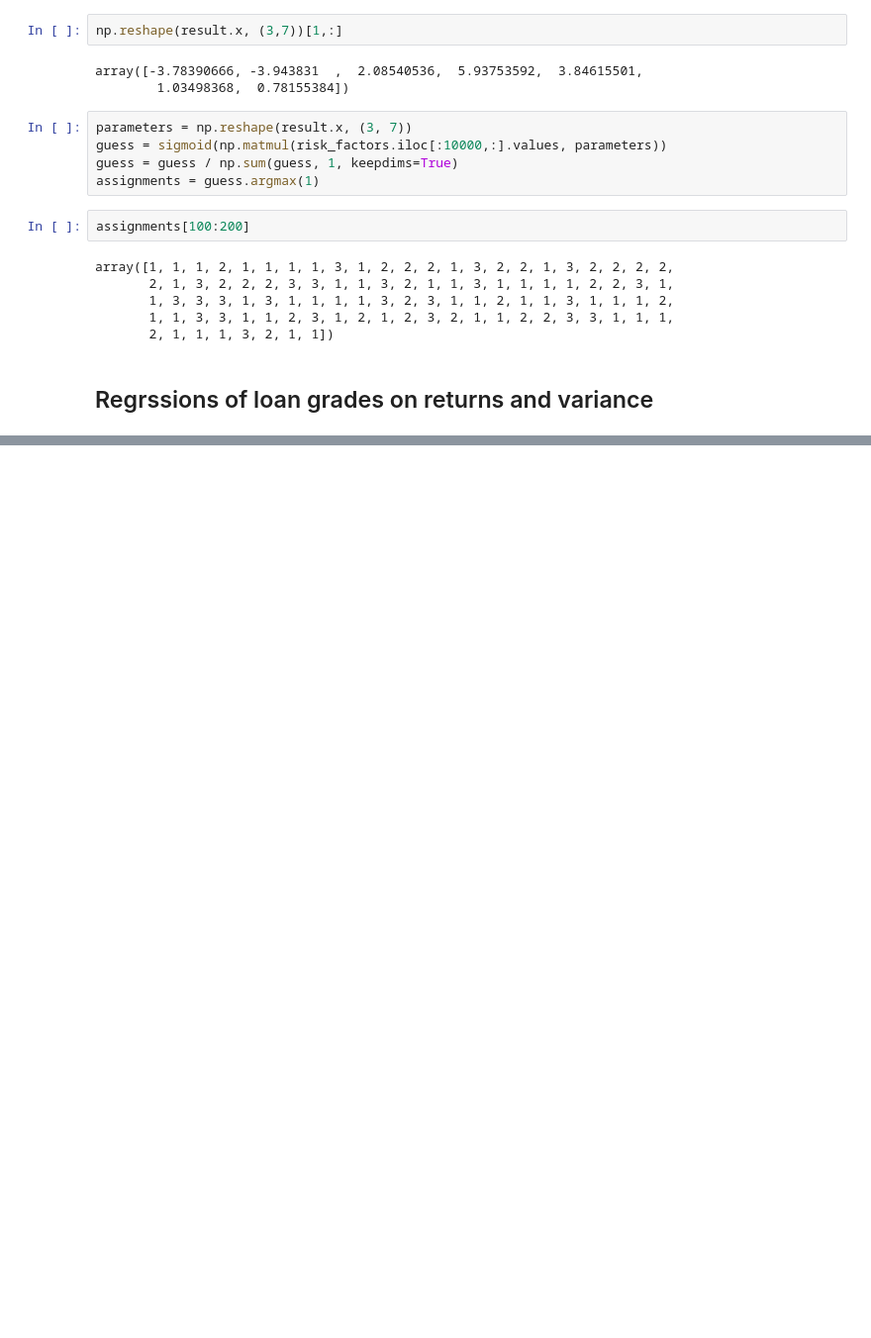
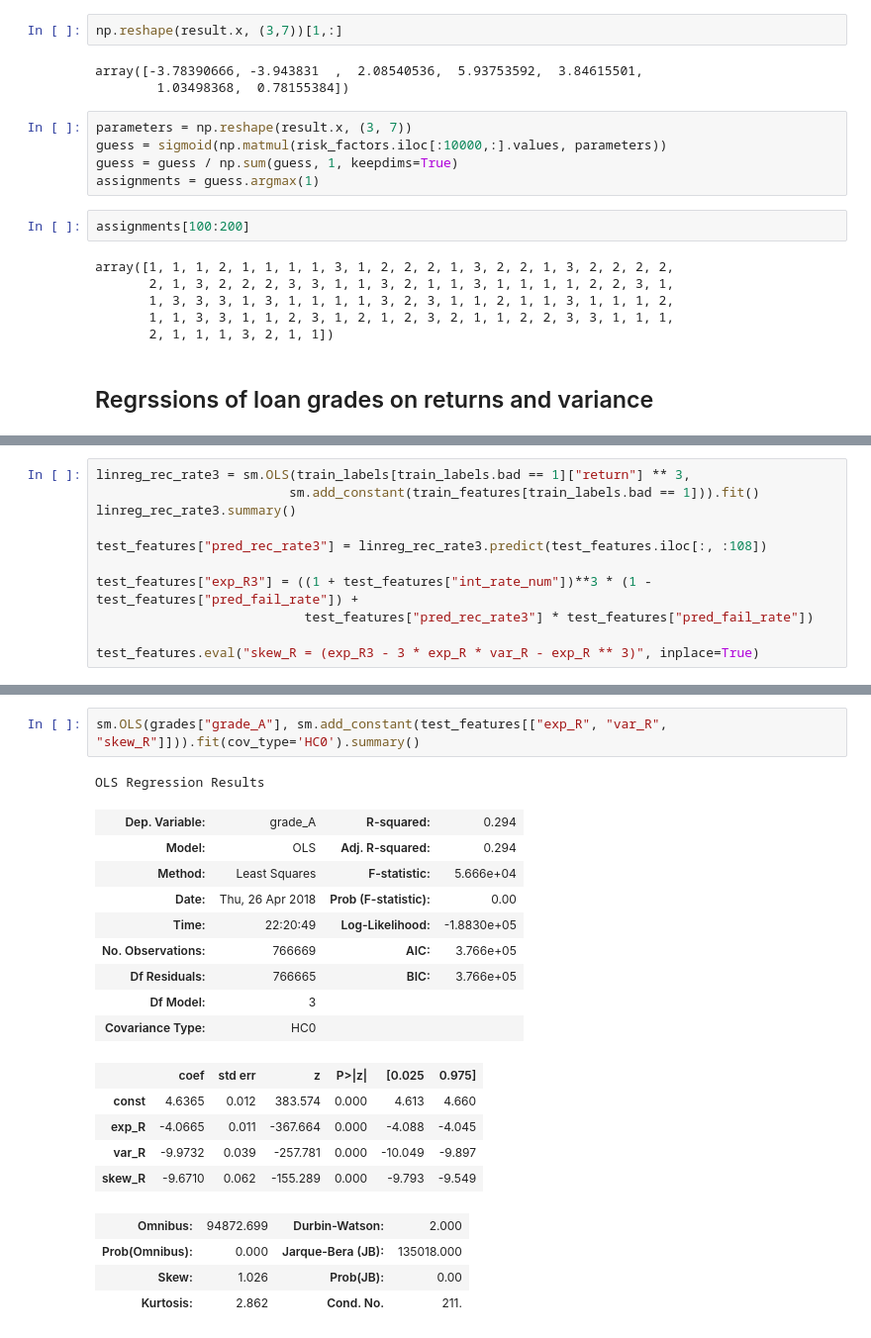
Before and after one commit to arielgoldszmidt/lenders, a Jupyter notebook: project.ipynb, the cells around one changed output, grey strips where cells are left out. Shown at 99% size. Cells and saved outputs as stored; diff of their text form; blank space fills up the shorter version.

```diff
--- a/project.ipynb
+++ b/project.ipynb
@@ -419,0 +406,11 @@ Logit Regression Results
+# %%
+linreg_rec_rate3 = sm.OLS(train_labels[train_labels.bad == 1]["return"] ** 3,
+                         sm.add_constant(train_features[train_labels.bad == 1])).fit()
+linreg_rec_rate3.summary()
+
+test_features["pred_rec_rate3"] = linreg_rec_rate3.predict(test_features.iloc[:, :108])
+
+test_features["exp_R3"] = ((1 + test_features["int_rate_num"])**3 * (1 - test_features["pred_fail_rate"]) +
+                           test_features["pred_rec_rate3"] * test_features["pred_fail_rate"])
+
+test_features.eval("skew_R = (exp_R3 - 3 * exp_R * var_R - exp_R ** 3)", inplace=True)
@@ -419,0 +433,22 @@ Logit Regression Results
+# %%
+sm.OLS(grades["grade_A"], sm.add_constant(test_features[["exp_R", "var_R", "skew_R"]])).fit(cov_type='HC0').summary()
+# %% [output]
+OLS Regression Results
+| Dep. Variable: | grade_A | R-squared: | 0.294 |
+| Model: | OLS | Adj. R-squared: | 0.294 |
+| Method: | Least Squares | F-statistic: | 5.666e+04 |
+| Date: | Thu, 26 Apr 2018 | Prob (F-statistic): | 0.00 |
+| Time: | 22:20:49 | Log-Likelihood: | -1.8830e+05 |
+| No. Observations: | 766669 | AIC: | 3.766e+05 |
+| Df Residuals: | 766665 | BIC: | 3.766e+05 |
+| Df Model: | 3 |  |  |
+| Covariance Type: | HC0 |  |  |
+|  | coef | std err | z | P>|z| | [0.025 | 0.975] |
+| const | 4.6365 | 0.012 | 383.574 | 0.000 | 4.613 | 4.660 |
+| exp_R | -4.0665 | 0.011 | -367.664 | 0.000 | -4.088 | -4.045 |
+| var_R | -9.9732 | 0.039 | -257.781 | 0.000 | -10.049 | -9.897 |
+| skew_R | -9.6710 | 0.062 | -155.289 | 0.000 | -9.793 | -9.549 |
+| Omnibus: | 94872.699 | Durbin-Watson: | 2.000 |
+| Prob(Omnibus): | 0.000 | Jarque-Bera (JB): | 135018.000 |
+| Skew: | 1.026 | Prob(JB): | 0.00 |
+| Kurtosis: | 2.862 | Cond. No. | 211. |
```
Also changed, not shown: parts of 4 cells of this notebook.
